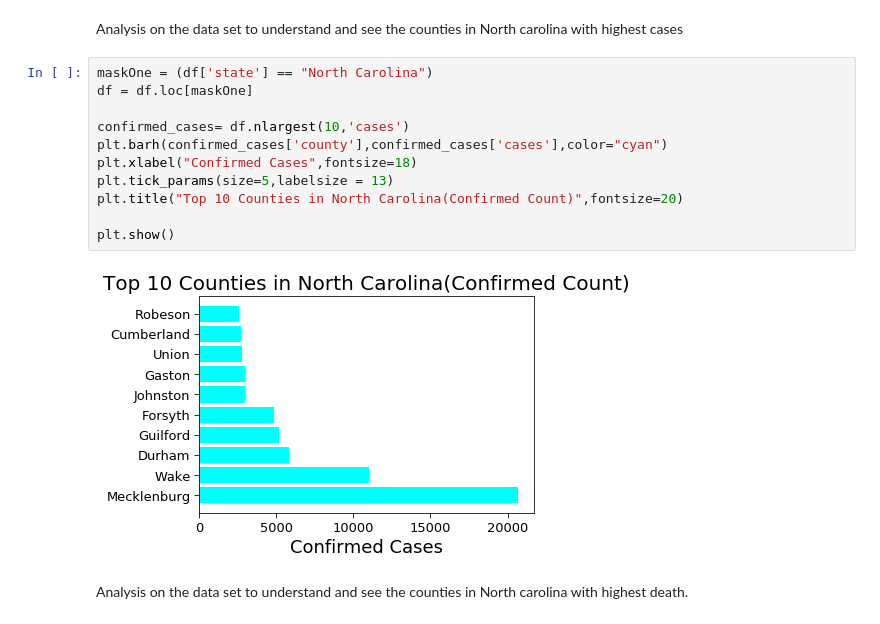
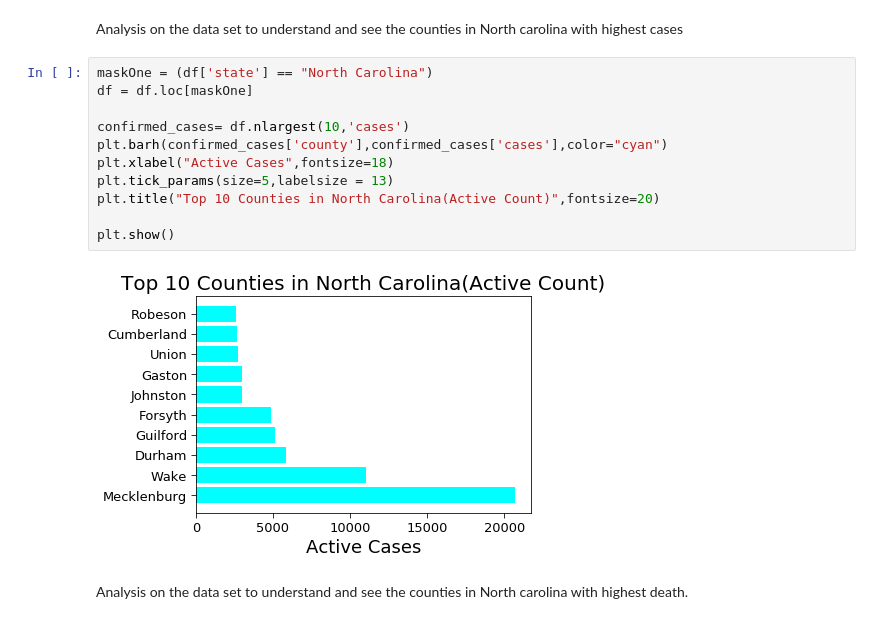
Before and after one commit to SupriyaChinthakuntla/KDD, a Jupyter notebook: Group_Project_KDD.ipynb, the cells around one changed output. Cells and saved outputs as stored; diff of their text form.

```diff
--- a/Group_Project_KDD.ipynb
+++ b/Group_Project_KDD.ipynb
@@ -283,16 +285,16 @@ Analysis on the data set to understand and see the counties in North carolina wi
 # %%
 maskOne = (df['state'] == "North Carolina")
 df = df.loc[maskOne]
 
 confirmed_cases= df.nlargest(10,'cases')
 plt.barh(confirmed_cases['county'],confirmed_cases['cases'],color="cyan")
-plt.xlabel("Confirmed Cases",fontsize=18)
+plt.xlabel("Active Cases",fontsize=18)
 plt.tick_params(size=5,labelsize = 13)
-plt.title("Top 10 Counties in North Carolina(Confirmed Count)",fontsize=20)
+plt.title("Top 10 Counties in North Carolina(Active Count)",fontsize=20)
 
 plt.show()
 # %% [output]
-[figure, old version]
+[figure, new version]
 # %% [markdown]
 Analysis on the data set to understand and see the counties in North carolina with highest death.
 # %%
```
Also changed, not shown: parts of 17 cells of this notebook.
